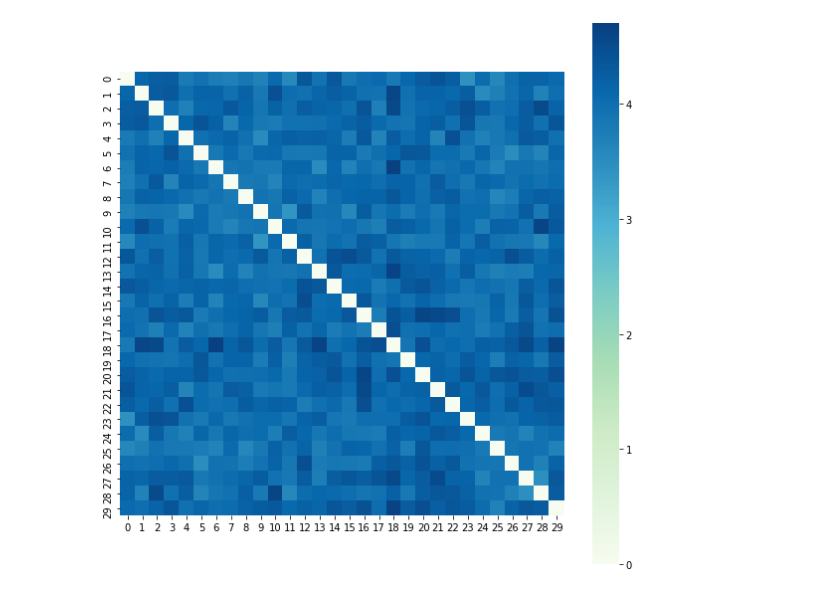
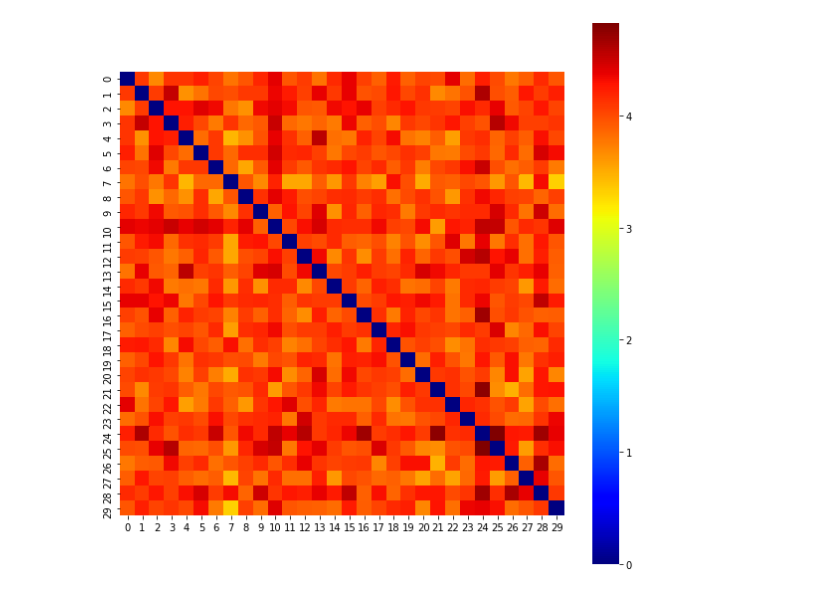
Before and after one commit to Xuzerken/Statistical-Learning, a Jupyter notebook: Simulations/dist and cos.ipynb, the cells around one changed output. Saved outputs shown, nothing was run; the diff lists cells and outputs as text; code cells hidden in the pictures.

```diff
--- a/Simulations/dist and cos.ipynb
+++ b/Simulations/dist and cos.ipynb
@@ -48,9 +48,9 @@ plt.savefig("images/distance/violin.png")
 # %%
 plt.figure(figsize=(10, 10))
-hm = sns.heatmap(distB,cbar=True,cmap="GnBu",annot=False,square=True,fmt='.2f',annot_kws={'size': 15})
+hm = sns.heatmap(distB,cbar=True,cmap="jet",annot=False,square=True,fmt='.2f',annot_kws={'size': 15})
 plt.savefig("images/distance/hm.png")
 # %% [output]
-[figure, old version]
+[figure, new version]
 # %%
 cosA = 1- pdist(pts,metric='cosine')
 cosB = squareform(cosA)
```
Also changed, not shown: parts of 7 cells of this notebook, 9 other files.
